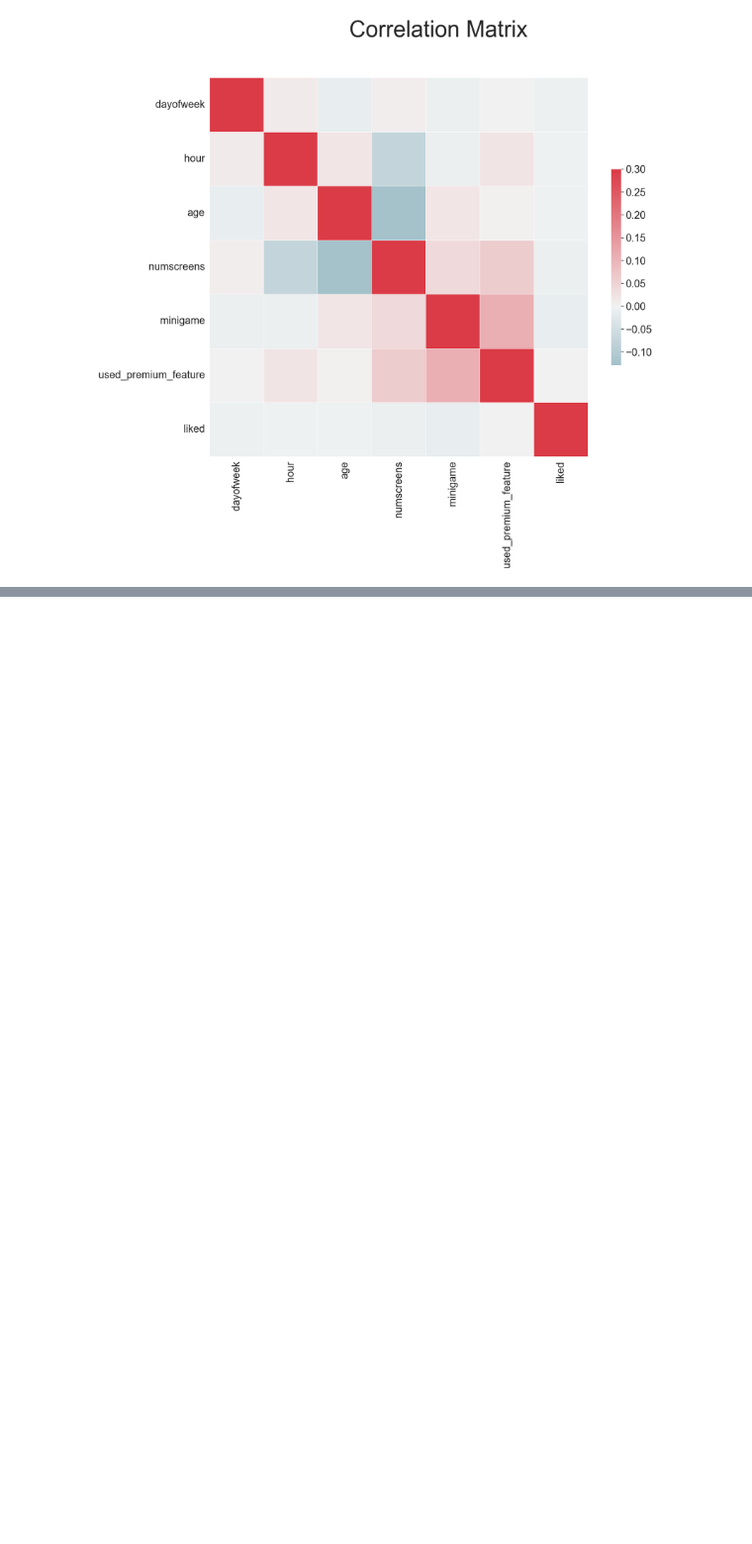
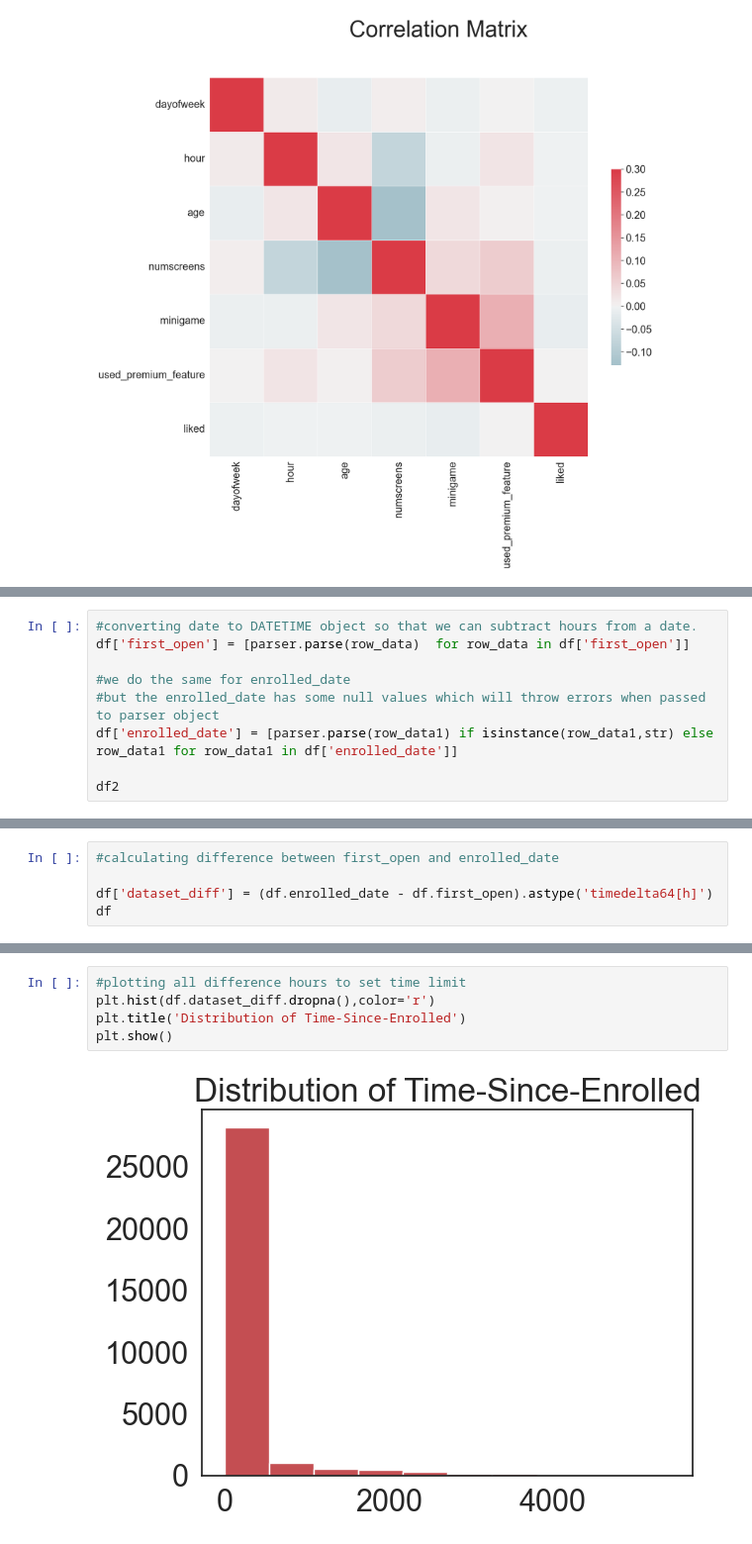
Before and after one commit to Devansh-Gupta-Official/app-behavior-analysis, a Jupyter notebook: code.ipynb, the cells around one changed output, grey strips where cells are left out. Shown at 99% size. Cells and saved outputs as stored; diff of their text form; blank space fills up the shorter version.

Commit message:
feature engineering of the enrolled column

```diff
--- a/code.ipynb
+++ b/code.ipynb
@@ -133,0 +173,9 @@ sns.heatmap(corr,cmap=cmap,vmax=0.3,center=0,square=True,linewidths=0.5,cbar_kws
+# %%
+#converting date to DATETIME object so that we can subtract hours from a date.
+df['first_open'] = [parser.parse(row_data)  for row_data in df['first_open']]
+
+#we do the same for enrolled_date
+#but the enrolled_date has some null values which will throw errors when passed to parser object
+df['enrolled_date'] = [parser.parse(row_data1) if isinstance(row_data1,str) else row_data1 for row_data1 in df['enrolled_date']]
+
+df2
@@ -133,0 +212,5 @@ sns.heatmap(corr,cmap=cmap,vmax=0.3,center=0,square=True,linewidths=0.5,cbar_kws
+# %%
+#calculating difference between first_open and enrolled_date
+
+df['dataset_diff'] = (df.enrolled_date - df.first_open).astype('timedelta64[h]')
+df
@@ -133,0 +231,7 @@ sns.heatmap(corr,cmap=cmap,vmax=0.3,center=0,square=True,linewidths=0.5,cbar_kws
+# %%
+#plotting all difference hours to set time limit
+plt.hist(df.dataset_diff.dropna(),color='r')
+plt.title('Distribution of Time-Since-Enrolled')
+plt.show()
+# %% [output]
+[figure, added]
```
Also changed, not shown: parts of 15 cells of this notebook.
